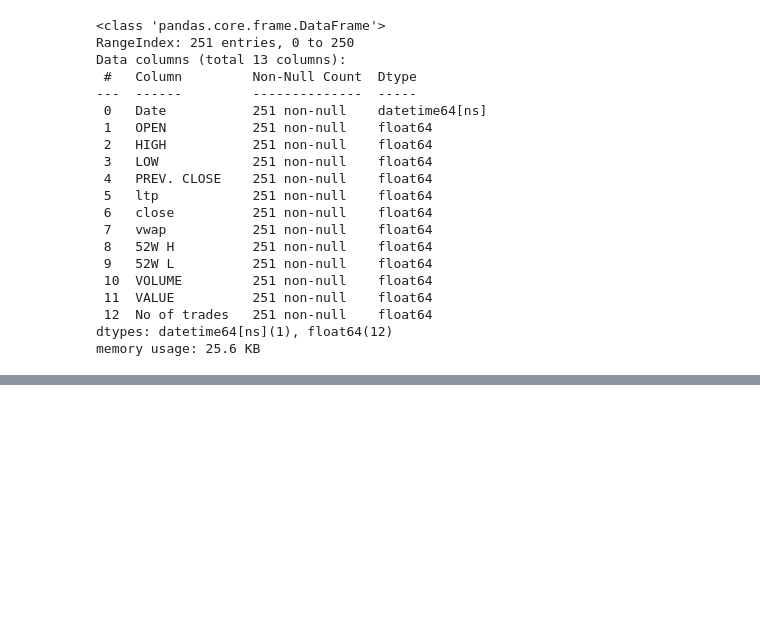
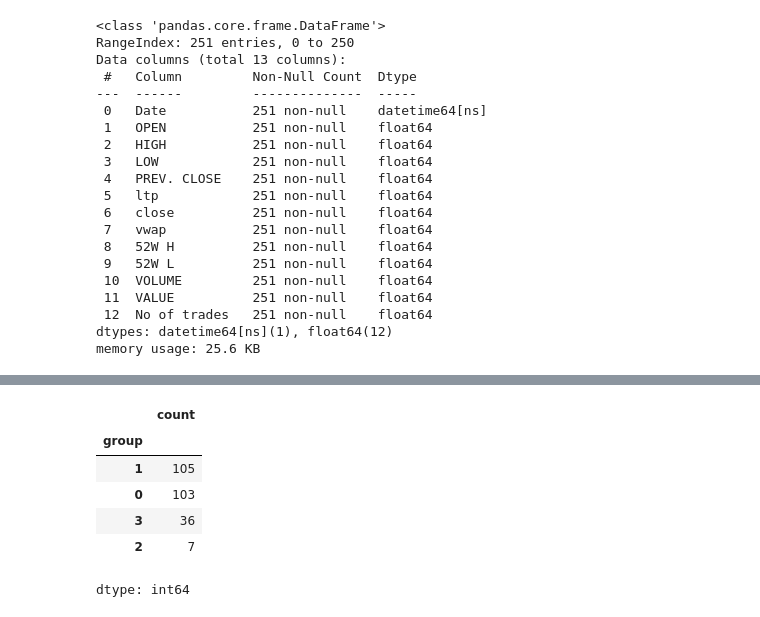
Before and after one commit to ArunK-ML/Learn---Unsupervised-Learning--Kmean-TheElbowMethod-WCSS-Silhouette_Score-DB_index, a Jupyter notebook: K_Means.ipynb, the cells around one changed output, grey strips where cells are left out. Cells and saved outputs as stored; diff of their text form; code cells hidden in the pictures; blank space fills up the shorter version.

```diff
--- a/K_Means.ipynb
+++ b/K_Means.ipynb
@@ -85,0 +168,10 @@ memory usage: 25.6 KB
+# %%
+df["group"].value_counts()
+# %% [output]
+|  | count |
+| group |  |
+| 1 | 105 |
+| 0 | 103 |
+| 3 | 36 |
+| 2 | 7 |
+dtype: int64
```
Also changed, not shown: parts of 10 cells of this notebook.
